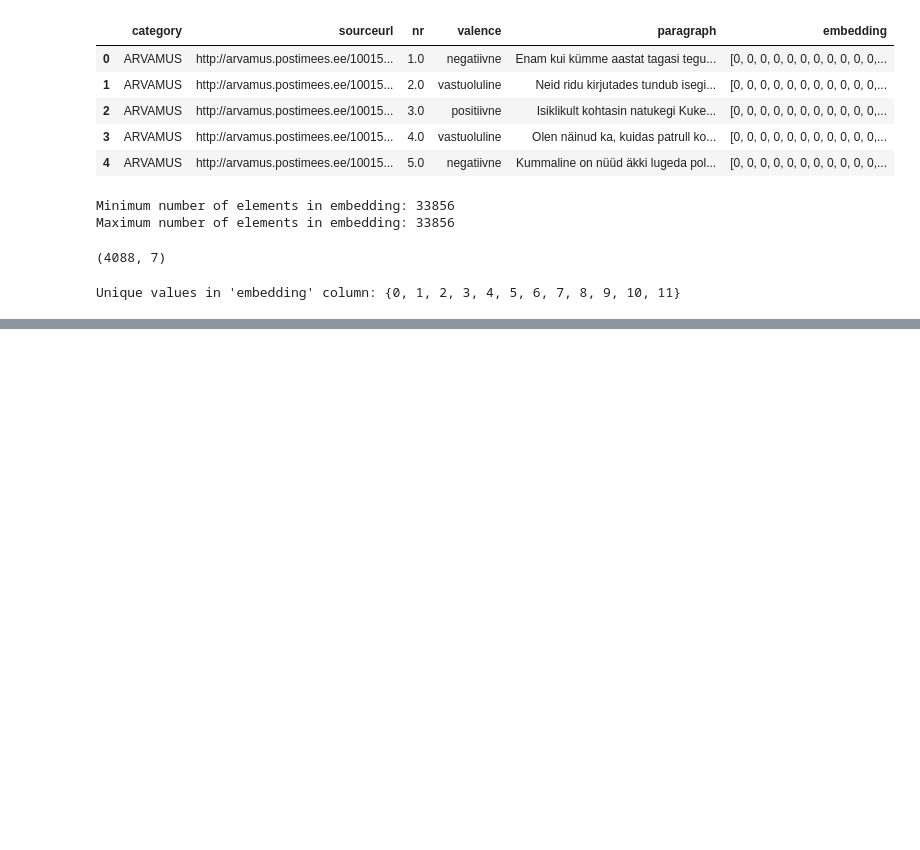
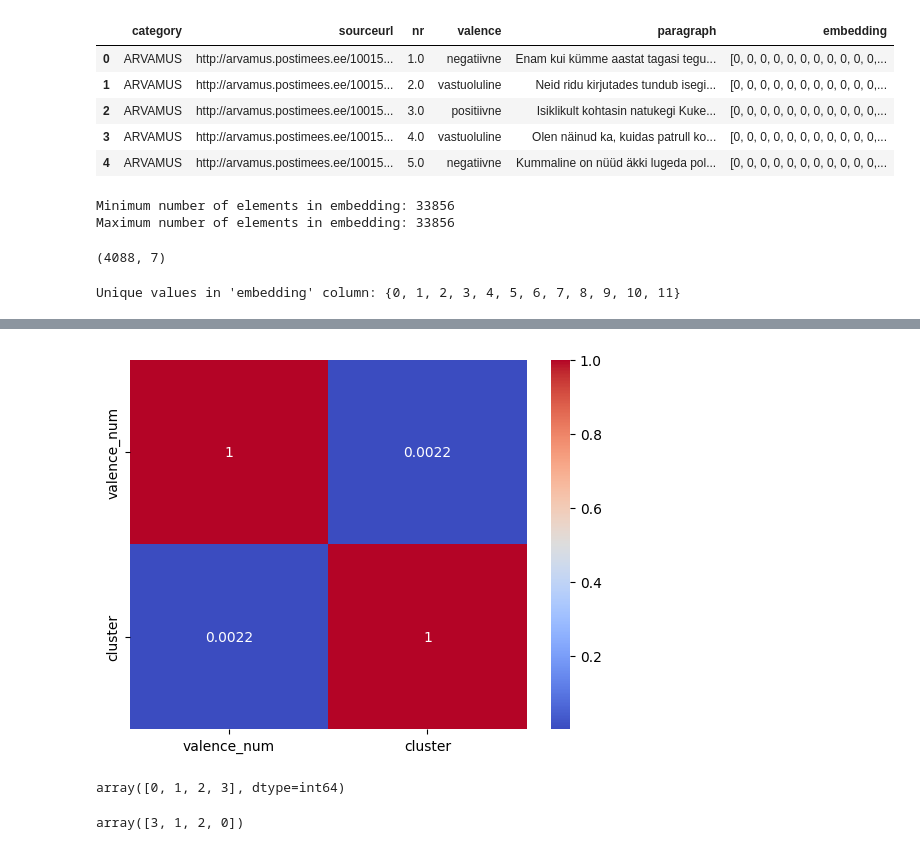
Before and after one commit to ValRCS/BSSDH_2024_workshop, a Jupyter notebook: notebooks/day2_part3_student_work.ipynb, the cells around one changed output, grey strips where cells are left out. Drawn from its saved outputs; the diff is of its cells as text; code cells hidden in the pictures; blank space fills up the shorter version.

```diff
--- a/notebooks/day2_part3_student_work.ipynb
+++ b/notebooks/day2_part3_student_work.ipynb
@@ -149,0 +236,5 @@ Unique values in 'embedding' column: {0, 1, 2, 3, 4, 5, 6, 7, 8, 9, 10, 11}
+# %%
+# calculate lengths of each embedding and store in lengths column
+df['lengths'] = df['embedding'].apply(lambda x: sum(x)) # sum because non zero values represent each word in the embedding
+# head
+df.head()
@@ -149,0 +384,18 @@ Unique values in 'embedding' column: {0, 1, 2, 3, 4, 5, 6, 7, 8, 9, 10, 11}
+# %%
+# cluster the embeddings in doc2vec column using kmeans
+from sklearn.cluster import KMeans
+
+num_clusters = df['valence'].nunique()
+print(f"Number of clusters: {num_clusters} because we have {num_clusters} unique values in 'valence' column")
+
+# Initialize KMeans
+kmeans = KMeans(n_clusters=num_clusters, random_state=0)
+
+# Fit the 'doc2vec' column
+clusters = kmeans.fit_predict(df['doc2vec'].tolist())
+
+# Create a new column 'cluster' in the DataFrame
+df['cluster'] = clusters
+
+# head
+df.head()
@@ -149,0 +487,29 @@ Unique values in 'embedding' column: {0, 1, 2, 3, 4, 5, 6, 7, 8, 9, 10, 11}
+# %%
+# let's plot a correlation matrix valence and cluster columns
+# using heatmap from seaborn
+import seaborn as sns
+import matplotlib.pyplot as plt
+
+# Create a correlation matrix
+unique_valences = df['valence'].unique()
+# first create numerical representation of valence column category in valence_num col
+df['valence_num'] = df['valence'].apply(lambda x: unique_valences.tolist().index(x  ))
+correlation_matrix = df[['valence_num', 'cluster']].corr()
+
+# Create a heatmap
+sns.heatmap(correlation_matrix, annot=True, cmap='coolwarm')
+
+# Show the plot
+plt.show()
+# %% [output]
+[figure, added]
+# %%
+# unique values of valence_num column
+df['valence_num'].unique()
+# %% [output]
+array([0, 1, 2, 3], dtype=int64)
+# %%
+# unique values of cluster column
+df['cluster'].unique()
+# %% [output]
+array([3, 1, 2, 0])
```
Also changed, not shown: parts of 30 cells of this notebook, 1 other file.
